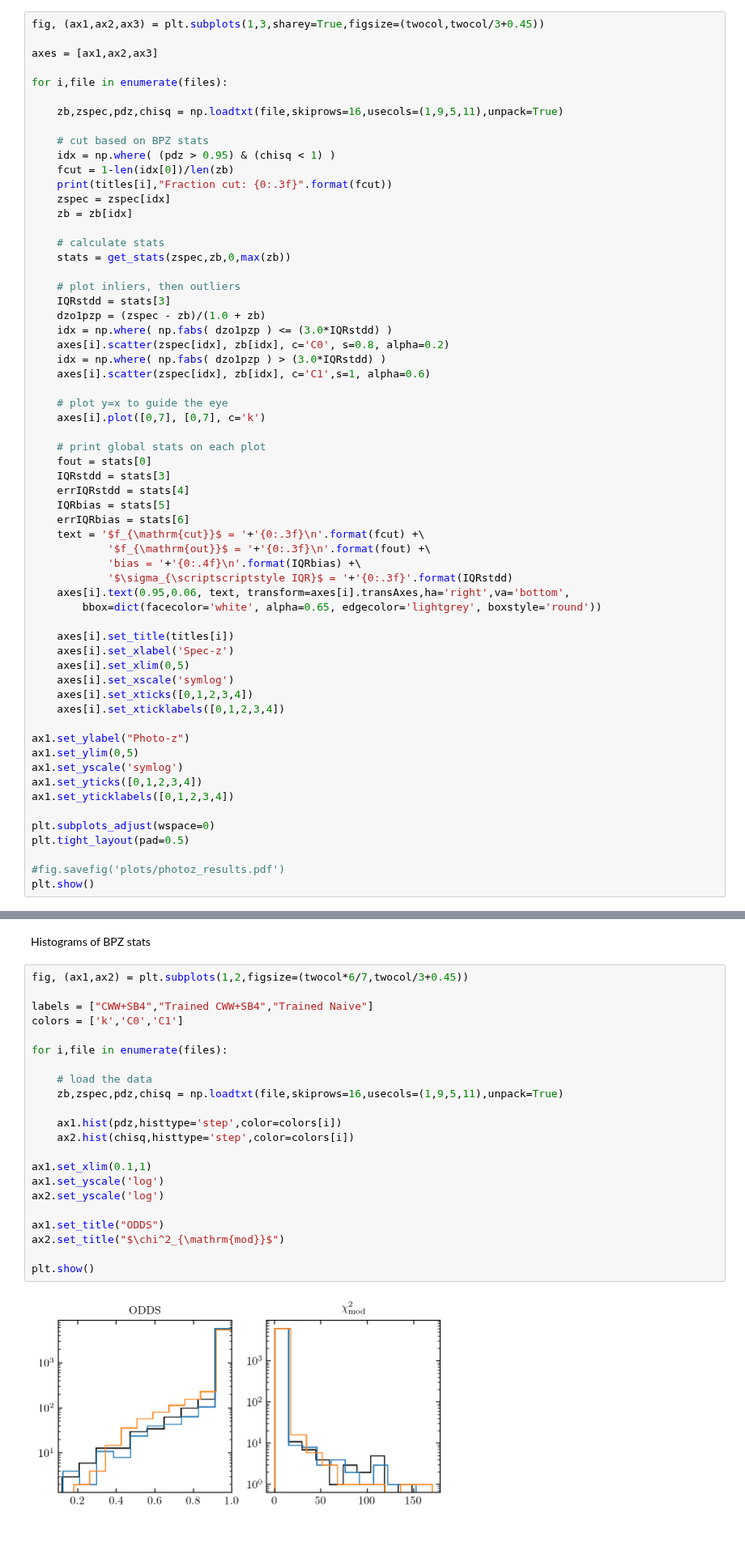
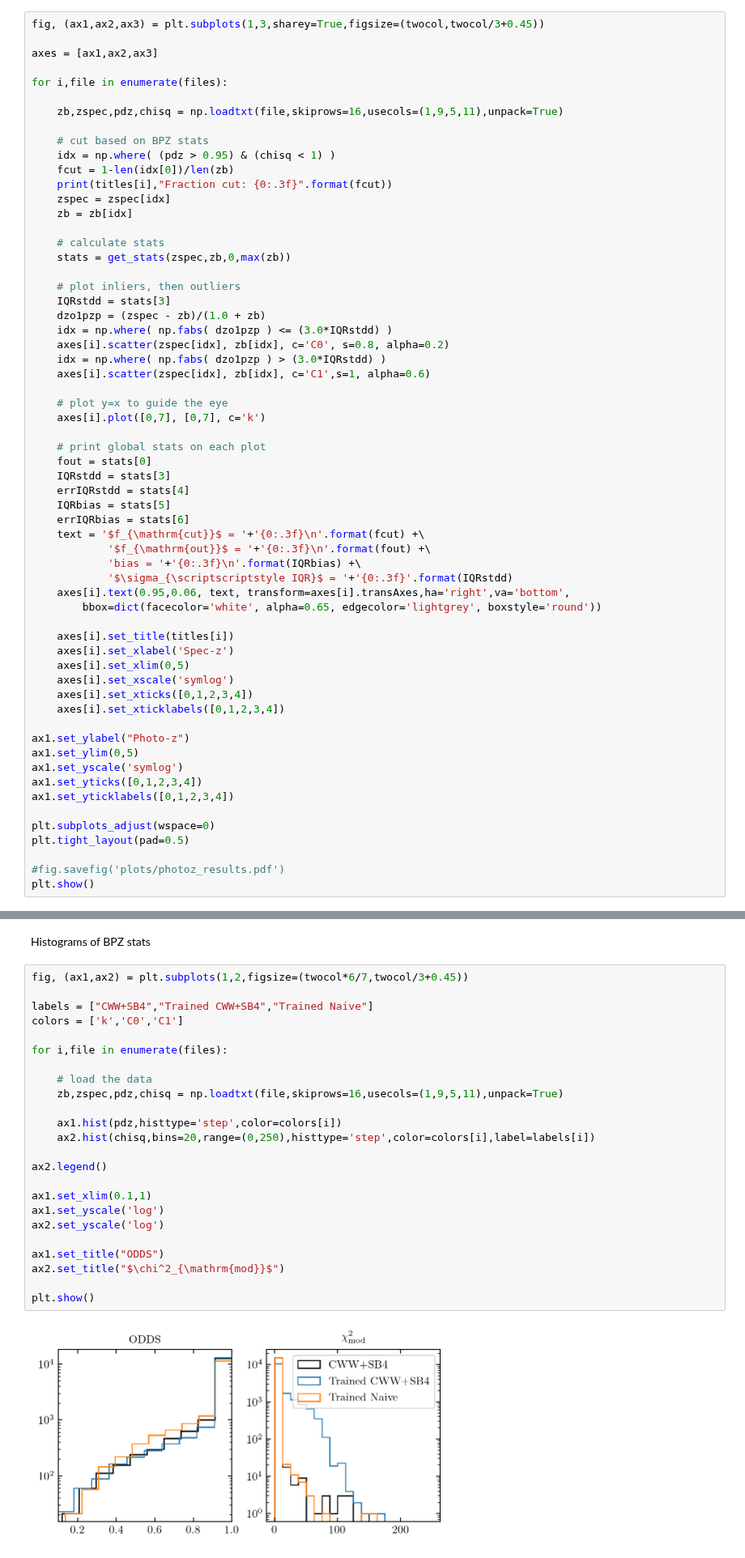
Before and after one commit to dirac-institute/photoz_template_learning, a Jupyter notebook: photoz_analysis.ipynb, the cells around one changed output, grey strips where cells are left out. Shown at 81% size. Drawn from its saved outputs; the diff is of its cells as text.

```diff
--- a/photoz_analysis.ipynb
+++ b/photoz_analysis.ipynb
@@ -158,7 +158,7 @@ for i,file in enumerate(files):
     errIQRbias = stats[6]
     text = '$f_{\mathrm{cut}}$ = '+'{0:.3f}\n'.format(fcut) +\
             '$f_{\mathrm{out}}$ = '+'{0:.3f}\n'.format(fout) +\
-            'bias = '+'{0:.4f}\n'.format(IQRbias) +\
+            'bias = '+'{0:.3f}\n'.format(IQRbias) +\
             '$\sigma_{\scriptscriptstyle IQR}$ = '+'{0:.3f}'.format(IQRstdd)
     axes[i].text(0.95,0.06, text, transform=axes[i].transAxes,ha='right',va='bottom',
         bbox=dict(facecolor='white', alpha=0.65, edgecolor='lightgrey', boxstyle='round'))
@@ -267,24 +267,26 @@ Histograms of BPZ stats
 # %%
 fig, (ax1,ax2) = plt.subplots(1,2,figsize=(twocol*6/7,twocol/3+0.45))
 
 labels = ["CWW+SB4","Trained CWW+SB4","Trained Naive"]
 colors = ['k','C0','C1']
 
 for i,file in enumerate(files):
 
     # load the data
     zb,zspec,pdz,chisq = np.loadtxt(file,skiprows=16,usecols=(1,9,5,11),unpack=True)
 
     ax1.hist(pdz,histtype='step',color=colors[i])
-    ax2.hist(chisq,histtype='step',color=colors[i])
+    ax2.hist(chisq,bins=20,range=(0,250),histtype='step',color=colors[i],label=labels[i])
+
+ax2.legend()
 
 ax1.set_xlim(0.1,1)
 ax1.set_yscale('log')
 ax2.set_yscale('log')
 
 ax1.set_title("ODDS")
 ax2.set_title("$\chi^2_{\mathrm{mod}}$")
 
 plt.show()
 # %% [output]
-[figure, old version]
+[figure, new version]
```
Also changed, not shown: parts of 3 cells of this notebook, 11 other files.
